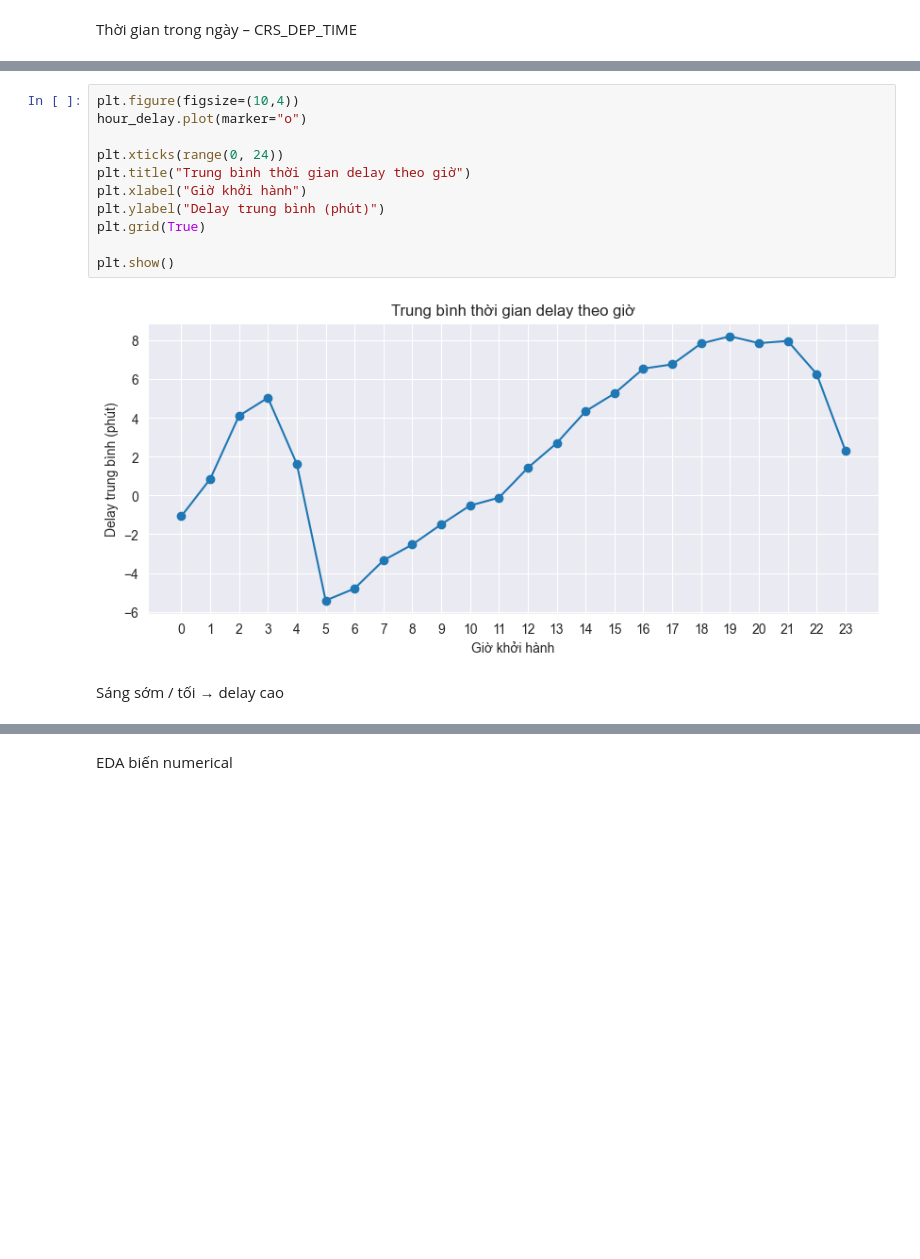
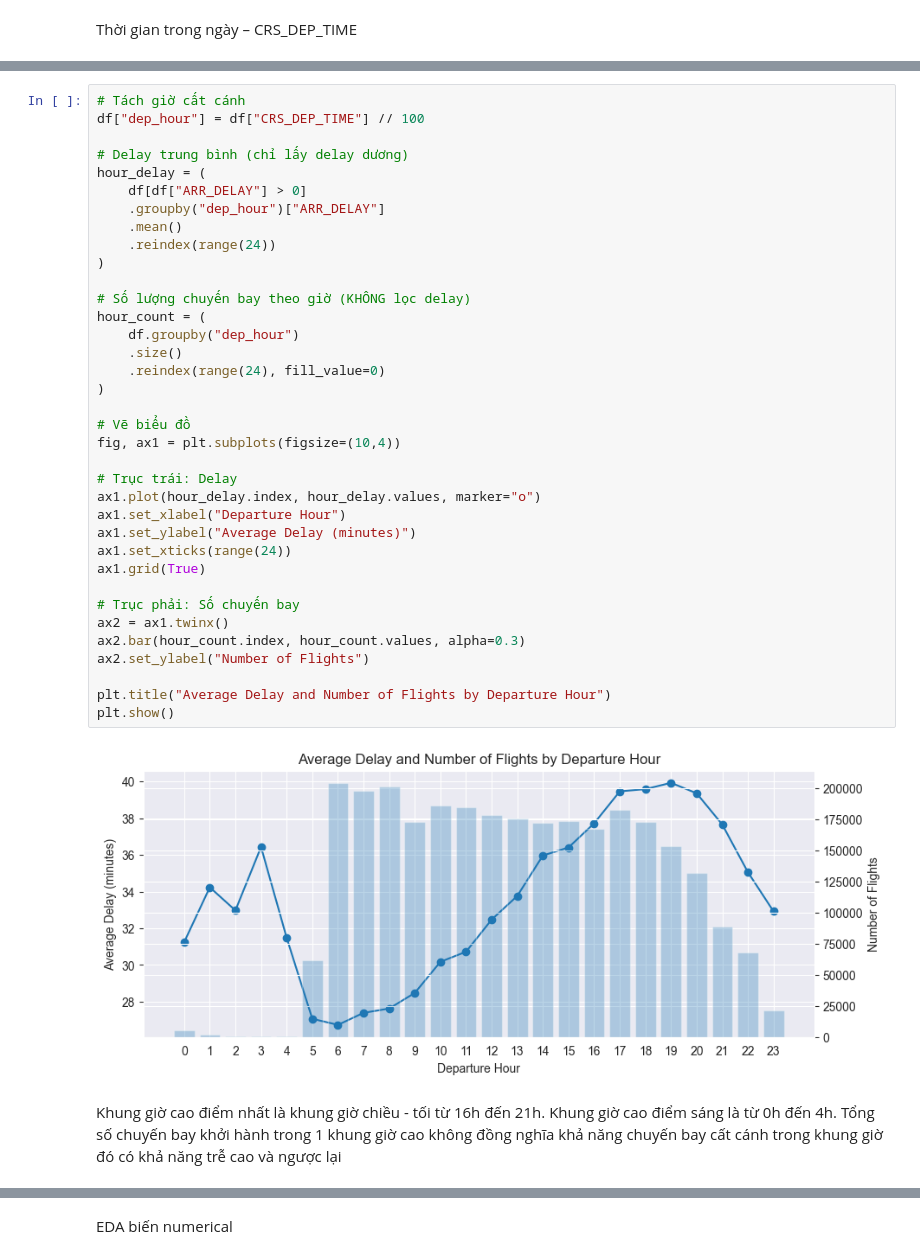
Before and after one commit to MinhPhi2504/IE313.Q12, a Jupyter notebook: flight.ipynb, the cells around one changed output, grey strips where cells are left out. Saved outputs shown, nothing was run; the diff lists cells and outputs as text; blank space fills up the shorter version.

```diff
--- a/flight.ipynb
+++ b/flight.ipynb
@@ -571,15 +633,42 @@ df["dep_hour"] = df["CRS_DEP_TIME"] // 100
 # %%
-plt.figure(figsize=(10,4))
-hour_delay.plot(marker="o")
+# Tách giờ cất cánh
+df["dep_hour"] = df["CRS_DEP_TIME"] // 100
 
-plt.xticks(range(0, 24))
-plt.title("Trung bình thời gian delay theo giờ")
-plt.xlabel("Giờ khởi hành")
-plt.ylabel("Delay trung bình (phút)")
-plt.grid(True)
+# Delay trung bình (chỉ lấy delay dương)
+hour_delay = (
+    df[df["ARR_DELAY"] > 0]
+    .groupby("dep_hour")["ARR_DELAY"]
+    .mean()
+    .reindex(range(24))
+)
 
+# Số lượng chuyến bay theo giờ (KHÔNG lọc delay)
+hour_count = (
+    df.groupby("dep_hour")
+    .size()
+    .reindex(range(24), fill_value=0)
+)
+
+# Vẽ biểu đồ
+fig, ax1 = plt.subplots(figsize=(10,4))
+
+# Trục trái: Delay
+ax1.plot(hour_delay.index, hour_delay.values, marker="o")
+ax1.set_xlabel("Departure Hour")
+ax1.set_ylabel("Average Delay (minutes)")
+ax1.set_xticks(range(24))
+ax1.grid(True)
+
+# Trục phải: Số chuyến bay
+ax2 = ax1.twinx()
+ax2.bar(hour_count.index, hour_count.values, alpha=0.3)
+ax2.set_ylabel("Number of Flights")
+
+plt.title("Average Delay and Number of Flights by Departure Hour")
 plt.show()
 # %% [output]
-[figure, old version]
+[figure, new version]
-# %% [markdown]
-Sáng sớm / tối → delay cao
+# %% [markdown]
+Khung giờ cao điểm nhất là khung giờ chiều - tối từ 16h đến 21h.
+Khung giờ cao điểm sáng là từ 0h đến 4h.
+Tổng số chuyến bay khởi hành trong 1 khung giờ cao không đồng nghĩa khả năng chuyến bay cất cánh trong khung giờ đó có khả năng trễ cao và ngược lại
```
Also changed, not shown: parts of 25 cells of this notebook.
